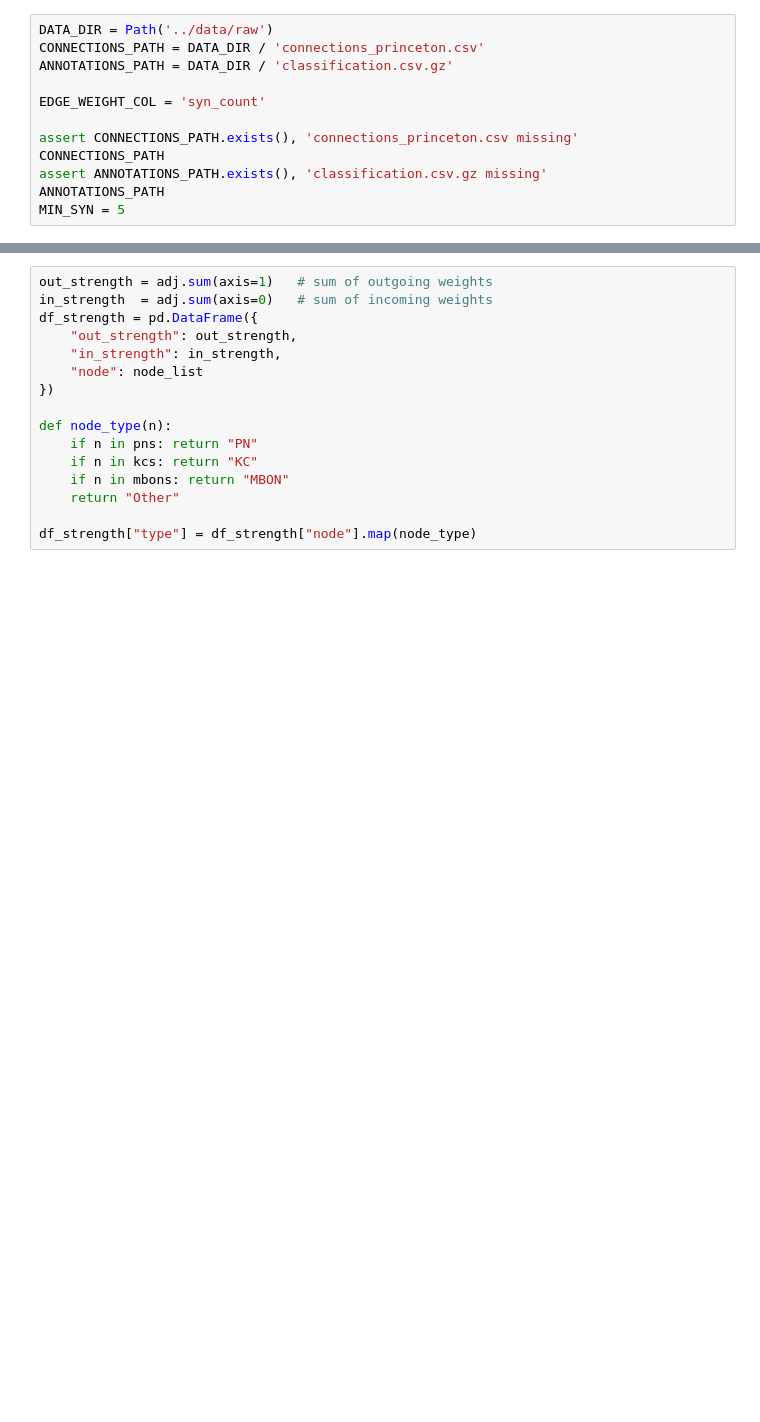
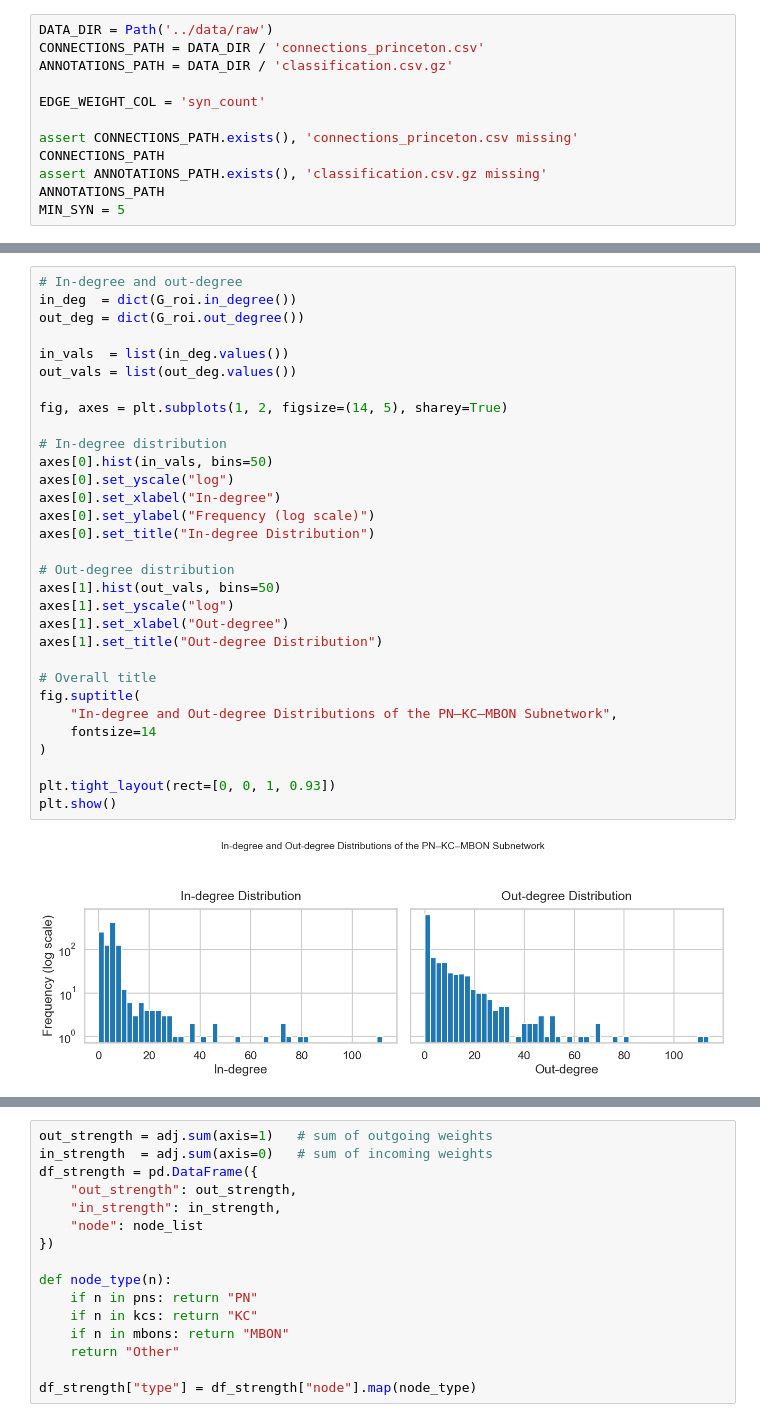
Before and after one commit to Banu-ozdeveci/flywire-connectome-analysis, a Jupyter notebook: notebooks/b-subnetwork_analysis.ipynb, the cells around one changed output, grey strips where cells are left out. Cells and saved outputs as stored; diff of their text form; blank space fills up the shorter version.

```diff
--- a/notebooks/b-subnetwork_analysis.ipynb
+++ b/notebooks/b-subnetwork_analysis.ipynb
@@ -231,0 +423,33 @@ plt.show()
+# %%
+# In-degree and out-degree
+in_deg  = dict(G_roi.in_degree())
+out_deg = dict(G_roi.out_degree())
+
+in_vals  = list(in_deg.values())
+out_vals = list(out_deg.values())
+
+fig, axes = plt.subplots(1, 2, figsize=(14, 5), sharey=True)
+
+# In-degree distribution
+axes[0].hist(in_vals, bins=50)
+axes[0].set_yscale("log")
+axes[0].set_xlabel("In-degree")
+axes[0].set_ylabel("Frequency (log scale)")
+axes[0].set_title("In-degree Distribution")
+
+# Out-degree distribution
+axes[1].hist(out_vals, bins=50)
+axes[1].set_yscale("log")
+axes[1].set_xlabel("Out-degree")
+axes[1].set_title("Out-degree Distribution")
+
+# Overall title
+fig.suptitle(
+    "In-degree and Out-degree Distributions of the PN–KC–MBON Subnetwork",
+    fontsize=14
+)
+
+plt.tight_layout(rect=[0, 0, 1, 0.93])
+plt.show()
+# %% [output]
+[figure, added]
```
Also changed, not shown: parts of 74 cells of this notebook.
